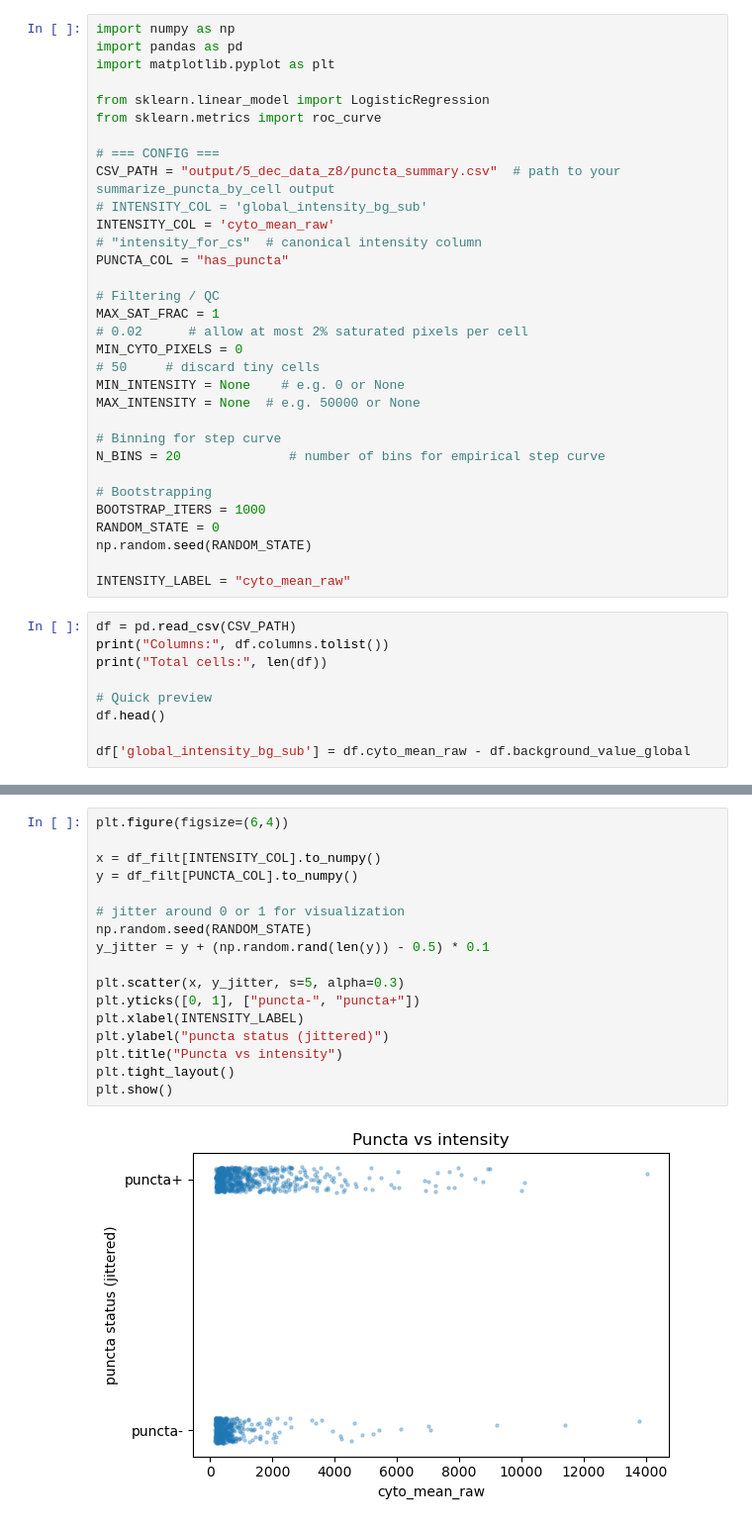
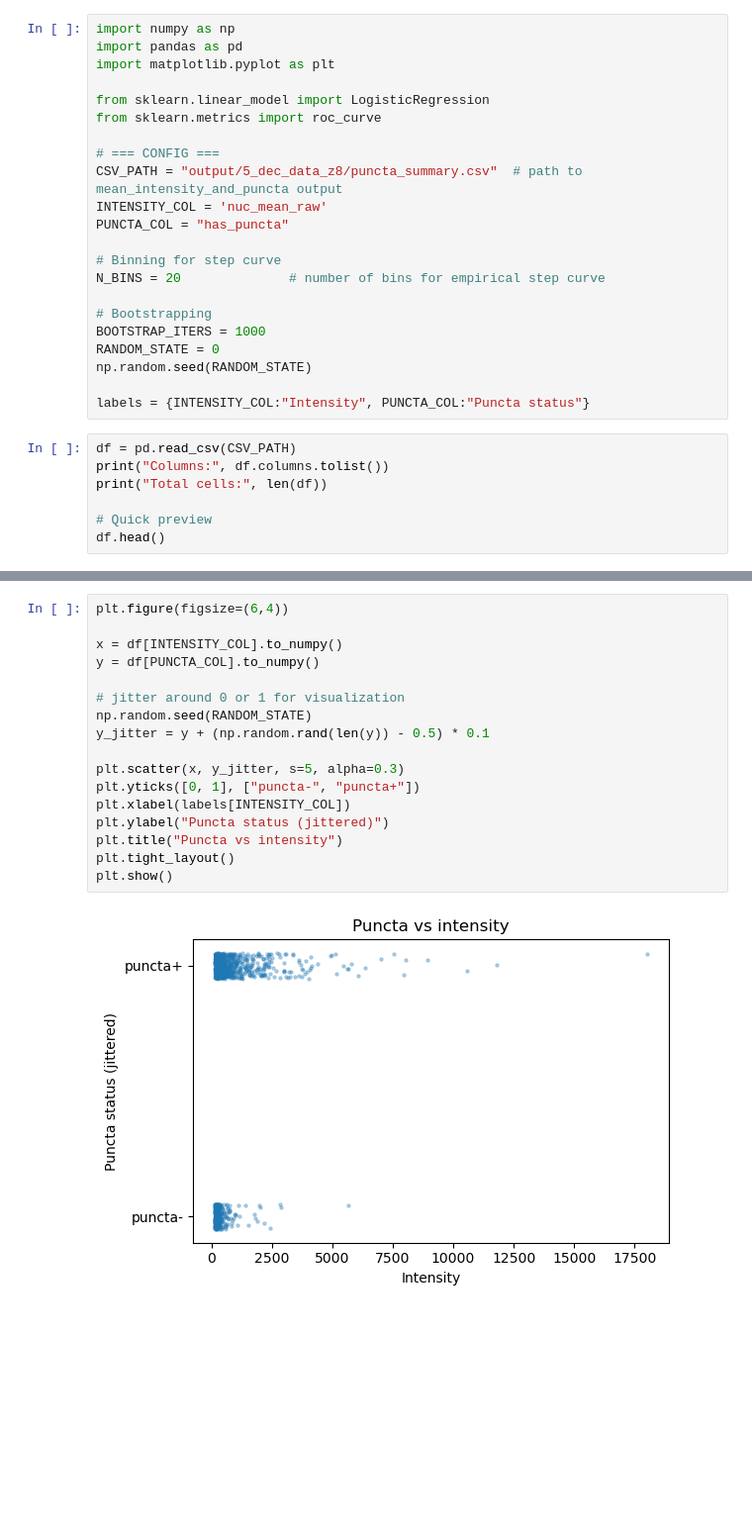
Before and after one commit to Simran-Sodhi/puncta_csat_pipeline, a Jupyter notebook: Nucleus/Scripts/puncta_detection/csat_estimation.ipynb, the cells around one changed output, grey strips where cells are left out. Shown at 99% size. Saved outputs shown, nothing was run; the diff lists cells and outputs as text; blank space fills up the shorter version.

```diff
--- a/Nucleus/Scripts/puncta_detection/csat_estimation.ipynb
+++ b/Nucleus/Scripts/puncta_detection/csat_estimation.ipynb
@@ -7,19 +7,9 @@ from sklearn.linear_model import LogisticRegression
 from sklearn.metrics import roc_curve
 
 # === CONFIG ===
-CSV_PATH = "output/5_dec_data_z8/puncta_summary.csv"  # path to your summarize_puncta_by_cell output
-# INTENSITY_COL = 'global_intensity_bg_sub'
-INTENSITY_COL = 'cyto_mean_raw'
-# "intensity_for_cs"  # canonical intensity column
+CSV_PATH = "output/5_dec_data_z8/puncta_summary.csv"  # path to mean_intensity_and_puncta output
+INTENSITY_COL = 'nuc_mean_raw'
 PUNCTA_COL = "has_puncta"
-
-# Filtering / QC
-MAX_SAT_FRAC = 1
-# 0.02      # allow at most 2% saturated pixels per cell
-MIN_CYTO_PIXELS = 0
-# 50     # discard tiny cells
-MIN_INTENSITY = None    # e.g. 0 or None
-MAX_INTENSITY = None  # e.g. 50000 or None
 
 # Binning for step curve
 N_BINS = 20              # number of bins for empirical step curve
@@ -29,7 +19,7 @@ BOOTSTRAP_ITERS = 1000
 RANDOM_STATE = 0
 np.random.seed(RANDOM_STATE)
 
-INTENSITY_LABEL = "cyto_mean_raw"
+labels = {INTENSITY_COL:"Intensity", PUNCTA_COL:"Puncta status"}
 # %%
 df = pd.read_csv(CSV_PATH)
 print("Columns:", df.columns.tolist())
@@ -37,8 +27,6 @@ print("Total cells:", len(df))
 
 # Quick preview
 df.head()
-
-df['global_intensity_bg_sub'] = df.cyto_mean_raw - df.background_value_global
 # %% [output]
 Columns: ['image_location', 'cyto_file', 'puncta_file', 'intensity_file', 'intensity_channel', 'cell_label', 'centroid_y', 'centroid_x', 'num_cyto_pixels', 'num_puncta_pixels', 'has_puncta', 'puncta_a ...
 Total cells: 1184
@@ -137,19 +74,19 @@ plt.show()
 # %%
 plt.figure(figsize=(6,4))
 
-x = df_filt[INTENSITY_COL].to_numpy()
-y = df_filt[PUNCTA_COL].to_numpy()
+x = df[INTENSITY_COL].to_numpy()
+y = df[PUNCTA_COL].to_numpy()
 
 # jitter around 0 or 1 for visualization
 np.random.seed(RANDOM_STATE)
 y_jitter = y + (np.random.rand(len(y)) - 0.5) * 0.1
 
 plt.scatter(x, y_jitter, s=5, alpha=0.3)
 plt.yticks([0, 1], ["puncta-", "puncta+"])
-plt.xlabel(INTENSITY_LABEL)
-plt.ylabel("puncta status (jittered)")
+plt.xlabel(labels[INTENSITY_COL])
+plt.ylabel("Puncta status (jittered)")
 plt.title("Puncta vs intensity")
 plt.tight_layout()
 plt.show()
 # %% [output]
-[figure, old version]
+[figure, new version]
```
Also changed, not shown: parts of 27 cells of this notebook, 6 other files.
